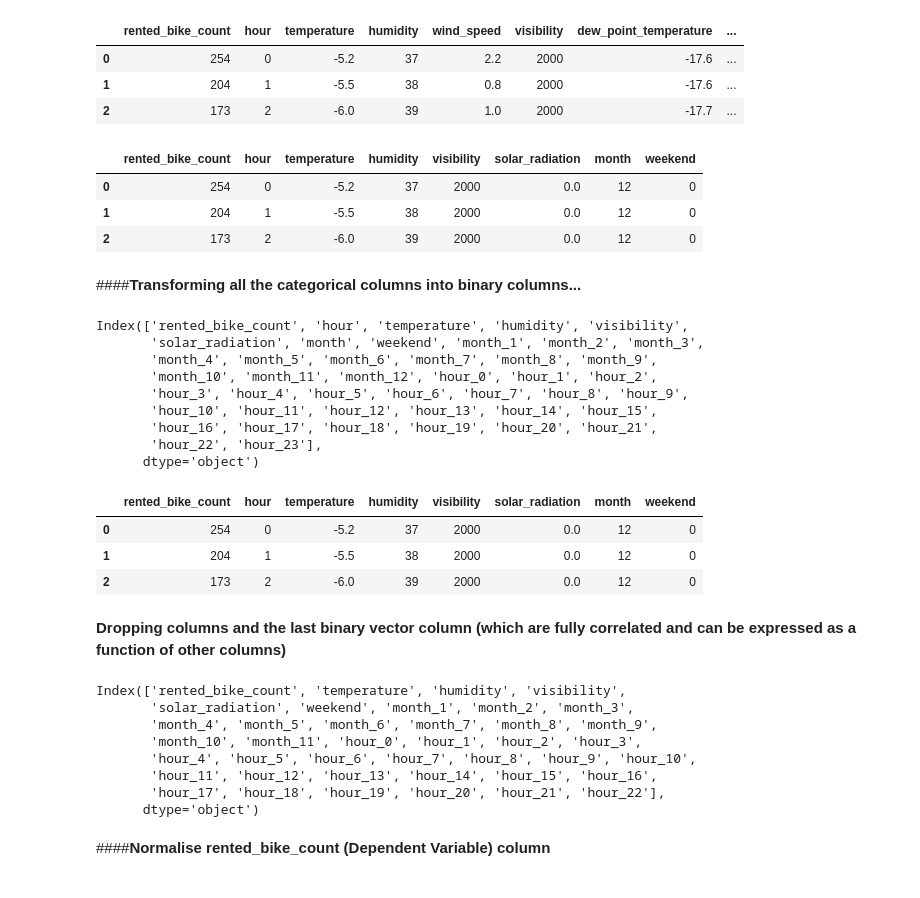
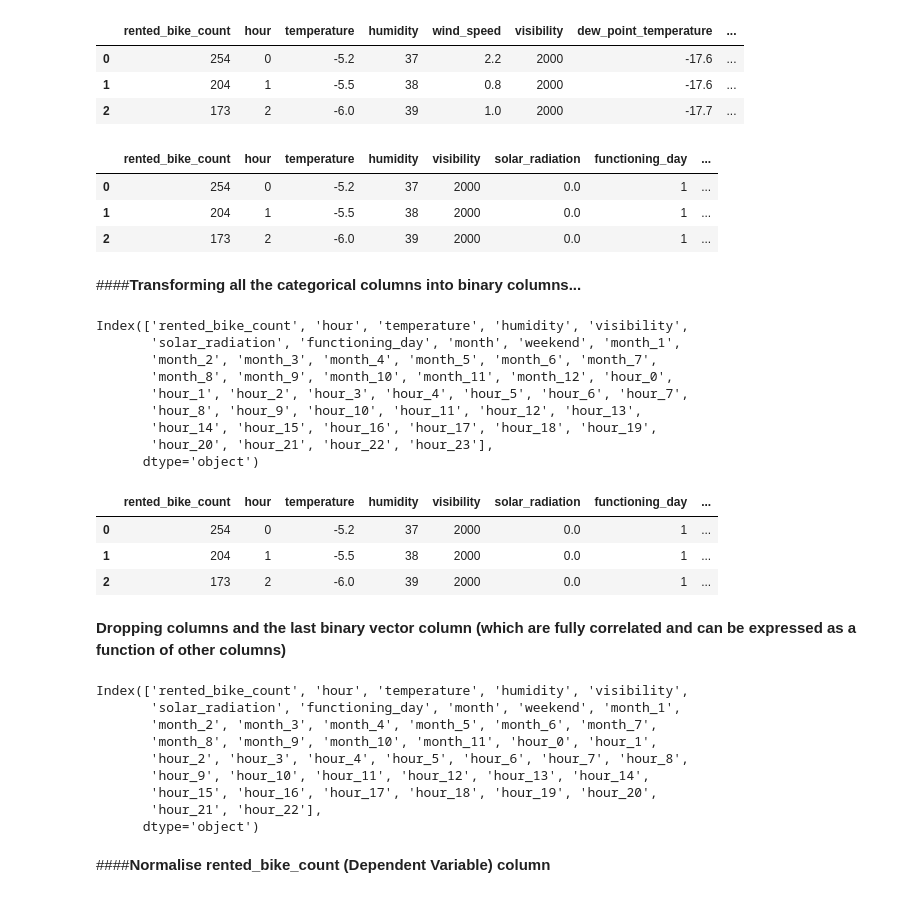
Before and after one commit to Navneet2409/bike-sharing-demand-prediction, a Jupyter notebook: Bike_Sharing_Notebook_Navneet_Keshri.ipynb, the cells around one changed output. Saved outputs shown, nothing was run; the diff lists cells and outputs as text; code cells hidden in the pictures.

```diff
--- a/Bike_Sharing_Notebook_Navneet_Keshri.ipynb
+++ b/Bike_Sharing_Notebook_Navneet_Keshri.ipynb
@@ -789,16 +789,16 @@ bike_df_without_outliers.head(3)
 # %%
 # Dropping columns from the provided data set that are either highly correlated with the existing columns:
 # season with month, holiday and day with functioning_day, temperature with dew_point_temperature
 # or poorly correlated with the target column: windspeed, rainfall and snowfall
 
-to_drop = ['seasons', 'holiday', 'dew_point_temperature', 'wind_speed', 'rainfall', 'snowfall', 'functioning_day']
+to_drop = ['seasons', 'holiday', 'dew_point_temperature', 'wind_speed', 'rainfall', 'snowfall']
 bike_df_without_outliers = bike_df_without_outliers.drop(to_drop, axis=1)
 bike_df_without_outliers.head(n=3)
 # %% [output]
-|  | rented_bike_count | hour | temperature | humidity | visibility | solar_radiation | month | weekend |
-| 0 | 254 | 0 | -5.2 | 37 | 2000 | 0.0 | 12 | 0 |
-| 1 | 204 | 1 | -5.5 | 38 | 2000 | 0.0 | 12 | 0 |
-| 2 | 173 | 2 | -6.0 | 39 | 2000 | 0.0 | 12 | 0 |
+|  | rented_bike_count | hour | temperature | humidity | visibility | solar_radiation | functioning_day | ... |
+| 0 | 254 | 0 | -5.2 | 37 | 2000 | 0.0 | 1 | ... |
+| 1 | 204 | 1 | -5.5 | 38 | 2000 | 0.0 | 1 | ... |
+| 2 | 173 | 2 | -6.0 | 39 | 2000 | 0.0 | 1 | ... |
 # %% [markdown]
 ####**Transforming all the categorical columns into binary columns...**
 # %%
@@ -810,36 +810,37 @@ bike_df_ready=pd.concat([bike_df_without_outliers, month, hour],axis=1)
 bike_df_ready.columns
 # %% [output]
 Index(['rented_bike_count', 'hour', 'temperature', 'humidity', 'visibility',
-       'solar_radiation', 'month', 'weekend', 'month_1', 'month_2', 'month_3',
-       'month_4', 'month_5', 'month_6', 'month_7', 'month_8', 'month_9',
-       'month_10', 'month_11', 'month_12', 'hour_0', 'hour_1', 'hour_2',
-       'hour_3', 'hour_4', 'hour_5', 'hour_6', 'hour_7', 'hour_8', 'hour_9',
-       'hour_10', 'hour_11', 'hour_12', 'hour_13', 'hour_14', 'hour_15',
-       'hour_16', 'hour_17', 'hour_18', 'hour_19', 'hour_20', 'hour_21',
-       'hour_22', 'hour_23'],
+       'solar_radiation', 'functioning_day', 'month', 'weekend', 'month_1',
+       'month_2', 'month_3', 'month_4', 'month_5', 'month_6', 'month_7',
+       'month_8', 'month_9', 'month_10', 'month_11', 'month_12', 'hour_0',
+       'hour_1', 'hour_2', 'hour_3', 'hour_4', 'hour_5', 'hour_6', 'hour_7',
+       'hour_8', 'hour_9', 'hour_10', 'hour_11', 'hour_12', 'hour_13',
+       'hour_14', 'hour_15', 'hour_16', 'hour_17', 'hour_18', 'hour_19',
+       'hour_20', 'hour_21', 'hour_22', 'hour_23'],
       dtype='object')
 # %%
 bike_df_without_outliers.head(3)
 # %% [output]
-|  | rented_bike_count | hour | temperature | humidity | visibility | solar_radiation | month | weekend |
-| 0 | 254 | 0 | -5.2 | 37 | 2000 | 0.0 | 12 | 0 |
-| 1 | 204 | 1 | -5.5 | 38 | 2000 | 0.0 | 12 | 0 |
-| 2 | 173 | 2 | -6.0 | 39 | 2000 | 0.0 | 12 | 0 |
+|  | rented_bike_count | hour | temperature | humidity | visibility | solar_radiation | functioning_day | ... |
+| 0 | 254 | 0 | -5.2 | 37 | 2000 | 0.0 | 1 | ... |
+| 1 | 204 | 1 | -5.5 | 38 | 2000 | 0.0 | 1 | ... |
+| 2 | 173 | 2 | -6.0 | 39 | 2000 | 0.0 | 1 | ... |
 # %% [markdown]
 **Dropping columns and the last binary vector column (which are fully correlated and can be expressed as a function of other columns)**
 # %%
 # Dropping columns and the last binary vector column
-to_drop2 = ['month', 'hour','month_12', 'hour_23']
+to_drop2 = ['month_12', 'hour_23']
 bike_df_ready = bike_df_ready.drop(to_drop2, axis=1)
 bike_df_ready.columns
 # %% [output]
-Index(['rented_bike_count', 'temperature', 'humidity', 'visibility',
-       'solar_radiation', 'weekend', 'month_1', 'month_2', 'month_3',
-       'month_4', 'month_5', 'month_6', 'month_7', 'month_8', 'month_9',
-       'month_10', 'month_11', 'hour_0', 'hour_1', 'hour_2', 'hour_3',
-       'hour_4', 'hour_5', 'hour_6', 'hour_7', 'hour_8', 'hour_9', 'hour_10',
-       'hour_11', 'hour_12', 'hour_13', 'hour_14', 'hour_15', 'hour_16',
-       'hour_17', 'hour_18', 'hour_19', 'hour_20', 'hour_21', 'hour_22'],
+Index(['rented_bike_count', 'hour', 'temperature', 'humidity', 'visibility',
+       'solar_radiation', 'functioning_day', 'month', 'weekend', 'month_1',
+       'month_2', 'month_3', 'month_4', 'month_5', 'month_6', 'month_7',
+       'month_8', 'month_9', 'month_10', 'month_11', 'hour_0', 'hour_1',
+       'hour_2', 'hour_3', 'hour_4', 'hour_5', 'hour_6', 'hour_7', 'hour_8',
+       'hour_9', 'hour_10', 'hour_11', 'hour_12', 'hour_13', 'hour_14',
+       'hour_15', 'hour_16', 'hour_17', 'hour_18', 'hour_19', 'hour_20',
+       'hour_21', 'hour_22'],
       dtype='object')
 # %% [markdown]
 ####**Normalise rented_bike_count (Dependent Variable) column**
```
Also changed, not shown: parts of 141 cells of this notebook.
